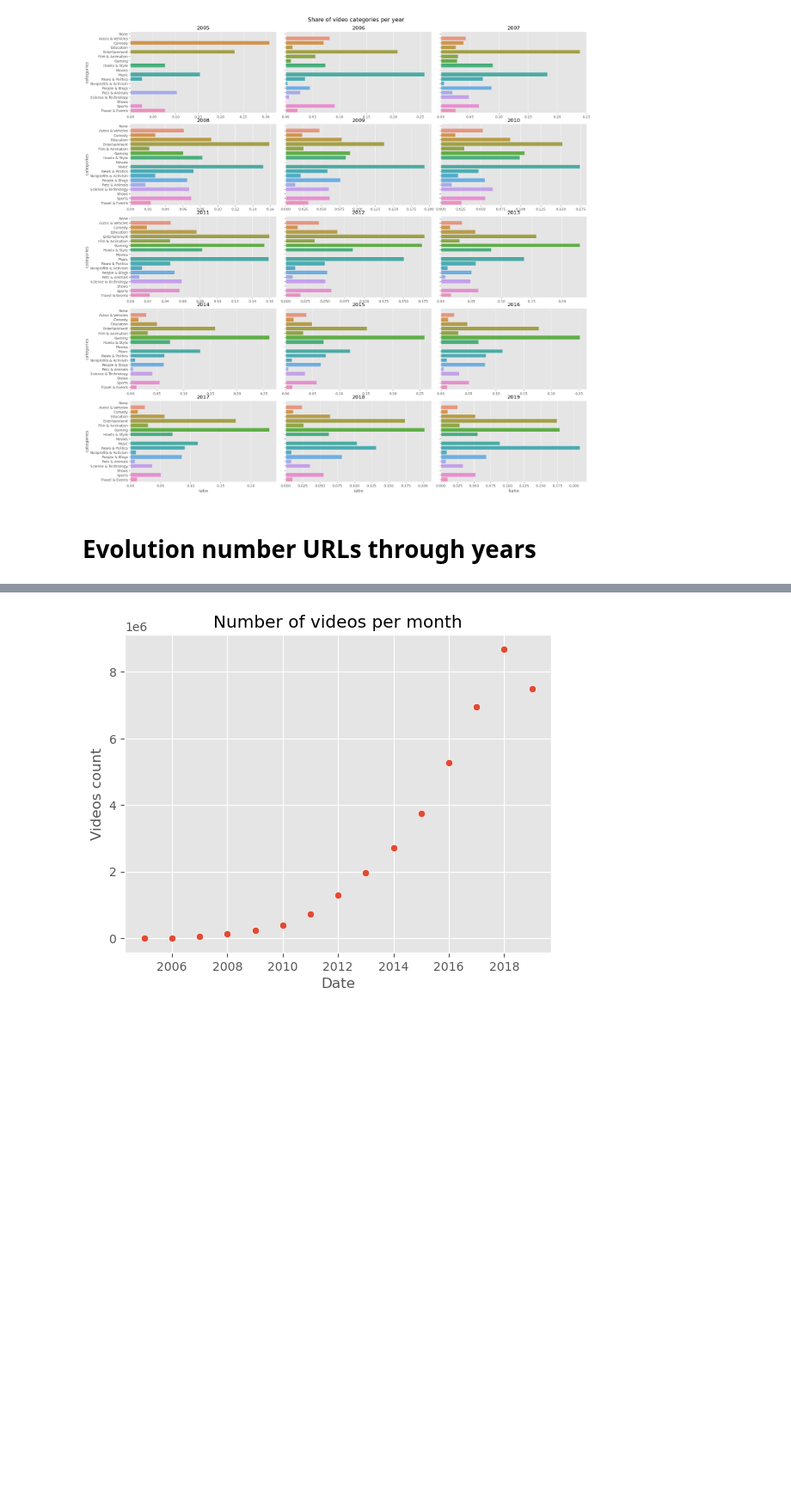
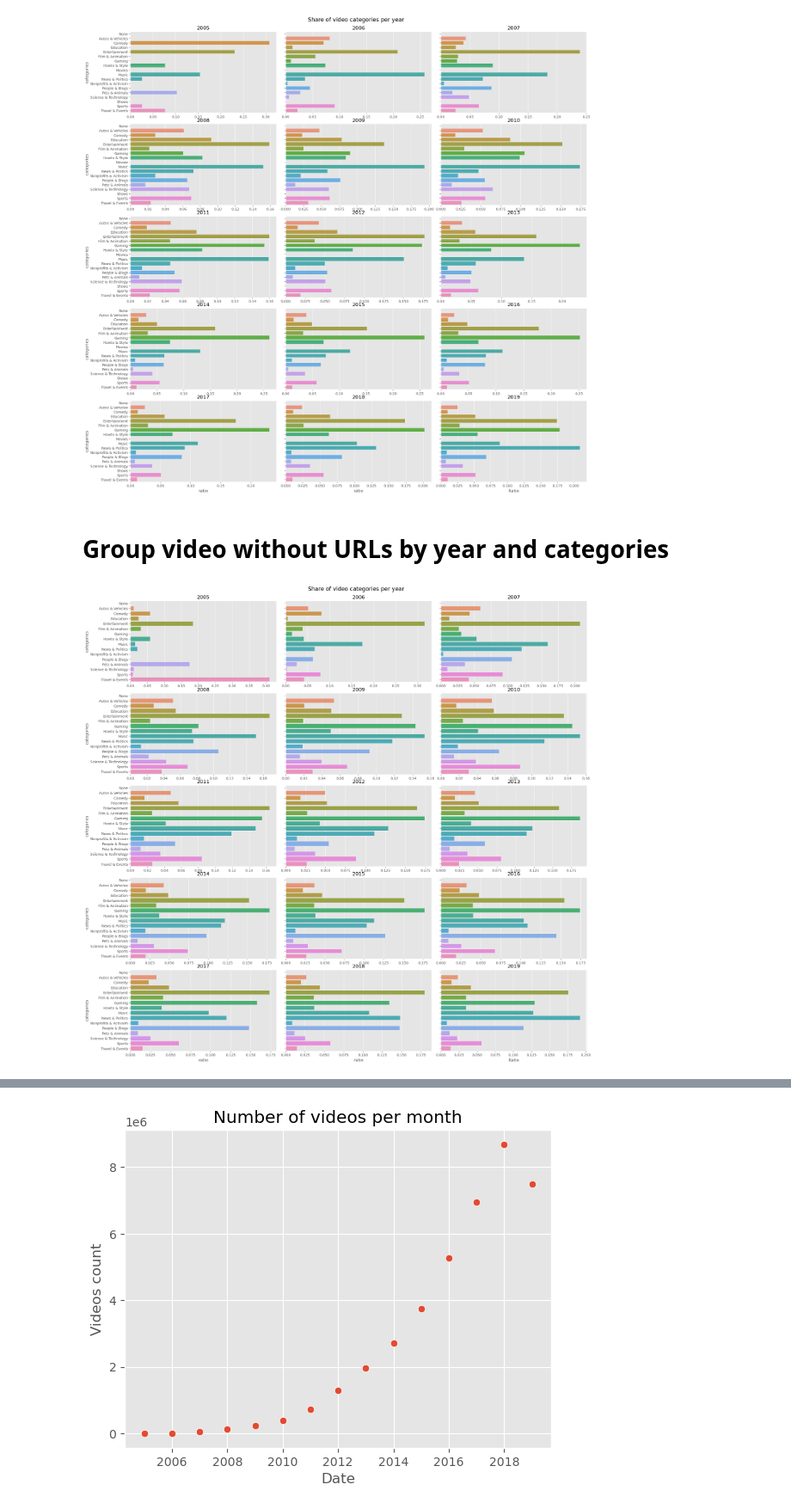
Before and after one commit to epfl-ada/ada-2022-project-fraisetagada, a Jupyter notebook: visu_sponsor_video.ipynb, the cells around one changed output, grey strips where cells are left out. Shown at 86% size. Saved outputs shown, nothing was run; the diff lists cells and outputs as text; code cells hidden in the pictures; blank space fills up the shorter version.

```diff
--- a/visu_sponsor_video.ipynb
+++ b/visu_sponsor_video.ipynb
@@ -297,5 +310,39 @@ plt.xlabel("Ratio")
 plt.show()
 # %% [output]
 [figure]
-# %% [markdown]
-# Evolution number URLs through years
+# %% [markdown]
+# Group video without URLs by year and categories
+# %%
+df_no_urls = df.where(df["has_urls"] == "false")
+# Group the videos by year and month and count the number of such videos
+df_dates = df_no_urls.withColumn("year", year(df_no_urls.upload_date)).withColumn("month", month(df_no_urls.upload_date))
+vids_per_month_per_cat = df_dates.select("display_id", "categories", "year").groupBy("year", "categories").count()
+# Convert the Spark dataframe into a Pandas dataframe to easily plot the values
+count_cat = vids_per_month_per_cat.toPandas()
+count_cat_idx = count_cat.set_index(['year', 'categories']).unstack(fill_value=0)["count"].unstack().reset_index(name='count').reset_index().drop("index", axis=1)
+vids_per_year = count_cat_idx.groupby(["year"])["count"].sum()
+ratios = count_cat_idx.copy()
+ratios["ratio"] = ratios.groupby(["year"])["count"].apply(lambda x: x / x.sum())
+ratios.categories = ratios.categories.replace('', 'None')
+
+fig, axs = plt.subplots(5, 3, sharey=True, figsize=(19, 19))
+fig.suptitle("Share of video categories per year", fontsize=16, y=1)
+
+fig.tight_layout()
+
+years = range(2005, 2020)
+for year, ax in zip(years, axs.ravel()):
+    p = sns.barplot(
+        ax=ax, data=ratios[ratios["year"] == year], y="categories", x="ratio"
+    )
+    idx = year - 2005
+    if idx % 3 != 0:
+        p.set(ylabel=None)
+    if idx < 12:
+        p.set(xlabel=None)
+    ax.set_title(year)
+
+plt.xlabel("Ratio")
+plt.show()
+# %% [output]
+[figure, added]
```
Also changed, not shown: parts of 10 cells of this notebook.
